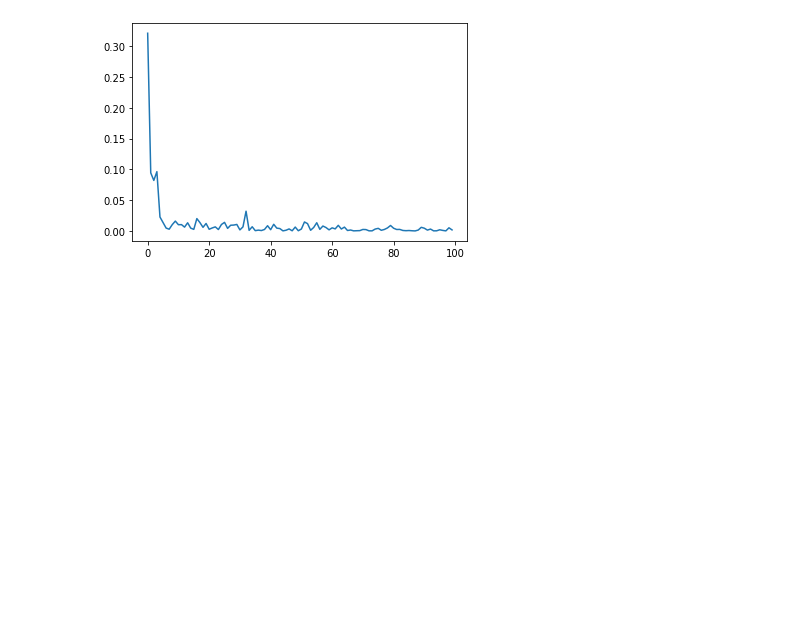
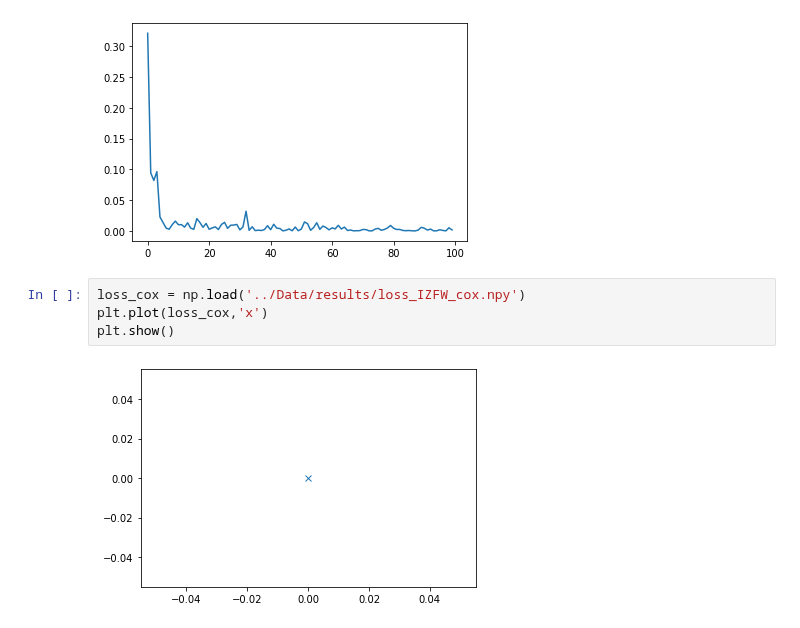
Before and after one commit to liacov/OPTproj, a Jupyter notebook: notebooks/CoxRegression.ipynb, the cells around one changed output. Cells and saved outputs as stored; diff of their text form; blank space fills up the shorter version.

```diff
--- a/notebooks/CoxRegression.ipynb
+++ b/notebooks/CoxRegression.ipynb
@@ -410,3 +434,9 @@ average w = [ 1.42810083e-06  1.06801625e-03 -9.58246693e-05 ...  2.34332459e-04
 
 T = 100
 [figure]
+# %%
+loss_cox = np.load('../Data/results/loss_IZFW_cox.npy')
+plt.plot(loss_cox,'x')
+plt.show()
+# %% [output]
+[figure, added]
```
Also changed, not shown: parts of 3 cells of this notebook, 7 other files.
